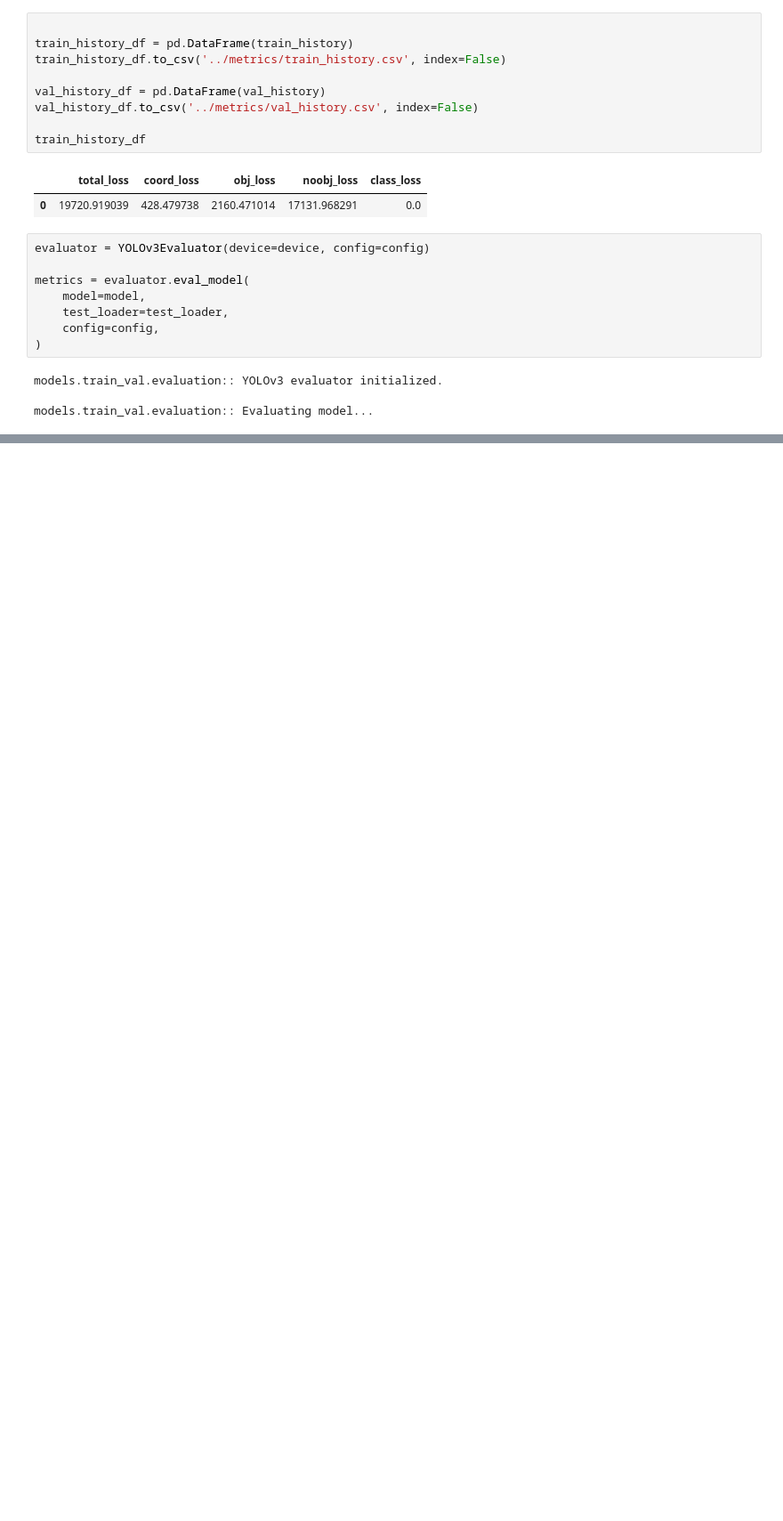
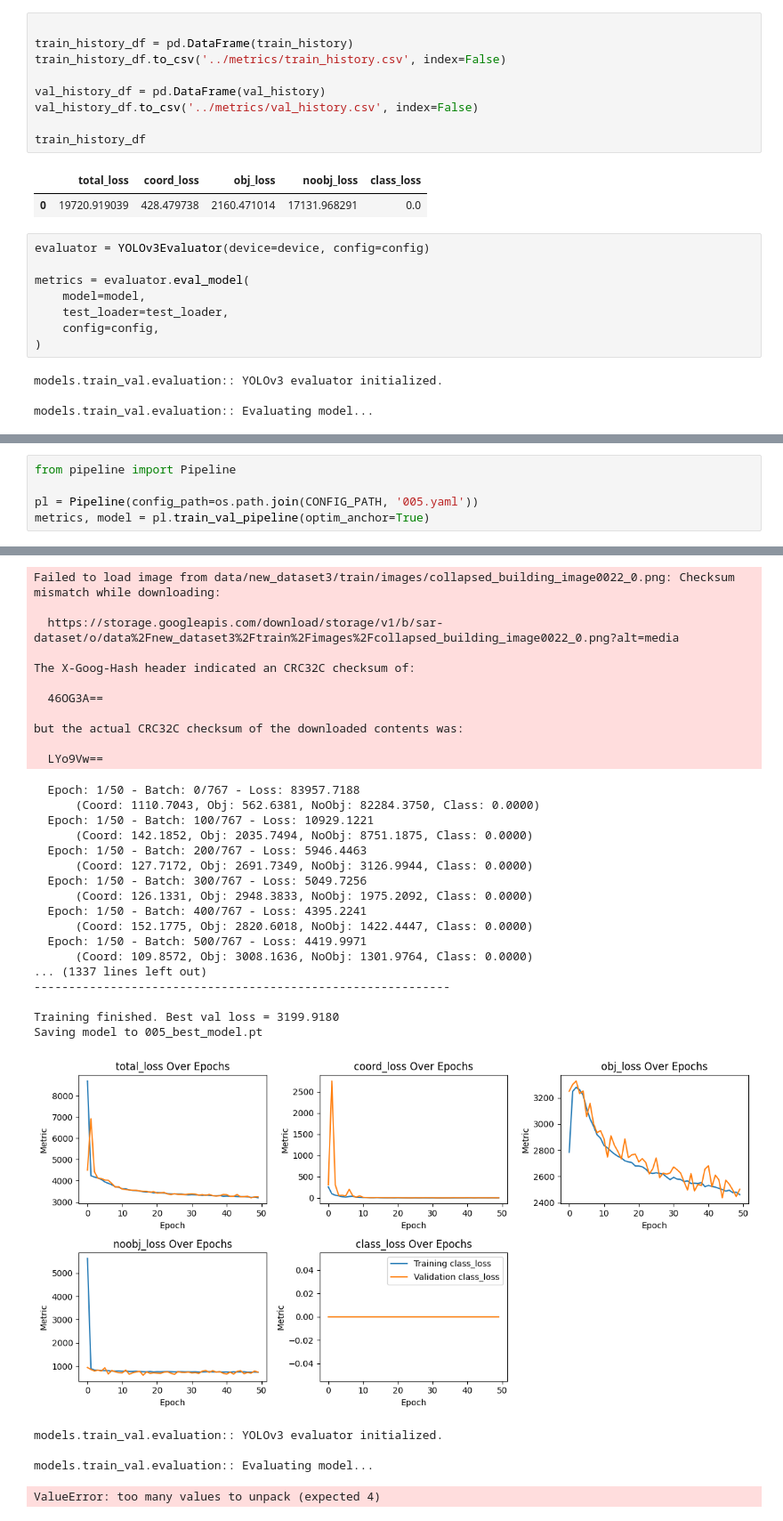
Before and after one commit to automatedtomato/sar_yolo, a Jupyter notebook: notebooks/0002_model_variation.ipynb, the cells around one changed output, grey strips where cells are left out. Shown at 89% size. Drawn from its saved outputs; the diff is of its cells as text; blank space fills up the shorter version.

```diff
--- a/notebooks/0002_model_variation.ipynb
+++ b/notebooks/0002_model_variation.ipynb
@@ -166,0 +168,6 @@ torch.Size([8, 3, 60, 60, 5])
+# %%
+from pipeline import Pipeline
+
+pl = Pipeline(config_path=os.path.join(CONFIG_PATH, '005.yaml'))
+metrics, model = pl.train_val_pipeline(optim_anchor=True)
+# %% [output]
@@ -166,0 +194,33 @@ torch.Size([8, 3, 60, 60, 5])
+Failed to load image from data/new_dataset3/train/images/collapsed_building_image0022_0.png: Checksum mismatch while downloading:
+
+  https://storage.googleapis.com/download/storage/v1/b/sar-dataset/o/data%2Fnew_dataset3%2Ftrain%2Fimages%2Fcollapsed_building_image0022_0.png?alt=media
+
+The X-Goog-Hash header indicated an CRC32C checksum of:
+
+  46OG3A==
+
+but the actual CRC32C checksum of the downloaded contents was:
+
+  LYo9Vw==
+  Epoch: 1/50 - Batch: 0/767 - Loss: 83957.7188
+      (Coord: 1110.7043, Obj: 562.6381, NoObj: 82284.3750, Class: 0.0000)
+  Epoch: 1/50 - Batch: 100/767 - Loss: 10929.1221
+      (Coord: 142.1852, Obj: 2035.7494, NoObj: 8751.1875, Class: 0.0000)
+  Epoch: 1/50 - Batch: 200/767 - Loss: 5946.4463
+      (Coord: 127.7172, Obj: 2691.7349, NoObj: 3126.9944, Class: 0.0000)
+  Epoch: 1/50 - Batch: 300/767 - Loss: 5049.7256
+      (Coord: 126.1331, Obj: 2948.3833, NoObj: 1975.2092, Class: 0.0000)
+  Epoch: 1/50 - Batch: 400/767 - Loss: 4395.2241
+      (Coord: 152.1775, Obj: 2820.6018, NoObj: 1422.4447, Class: 0.0000)
+  Epoch: 1/50 - Batch: 500/767 - Loss: 4419.9971
+      (Coord: 109.8572, Obj: 3008.1636, NoObj: 1301.9764, Class: 0.0000)
+... (1337 lines left out)
+------------------------------------------------------------
+
+Training finished. Best val loss = 3199.9180
+Saving model to 005_best_model.pt
+[figure, added]
+models.train_val.evaluation:: YOLOv3 evaluator initialized.
+
+models.train_val.evaluation:: Evaluating model...
+ValueError: too many values to unpack (expected 4)
```
Also changed, not shown: parts of 6 cells of this notebook, 14 other files.
